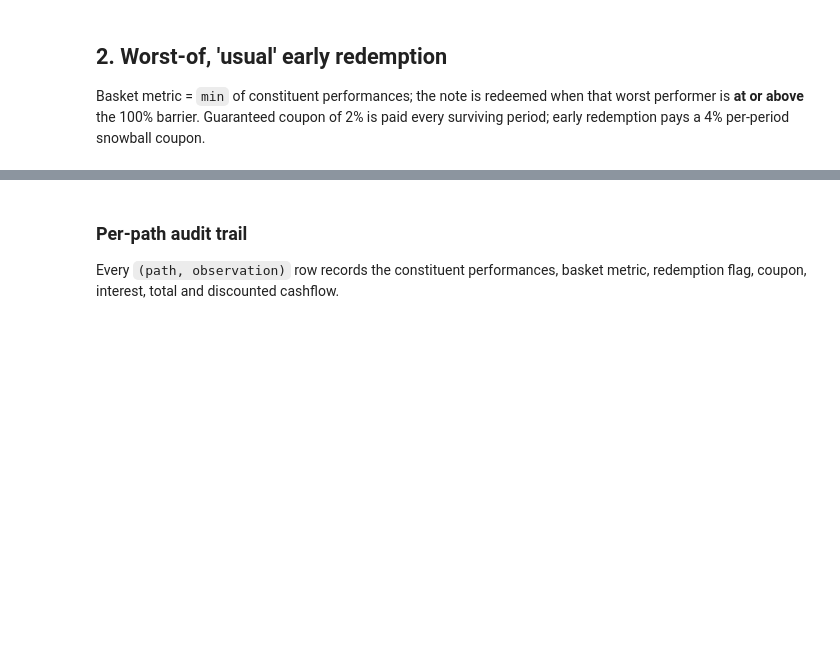
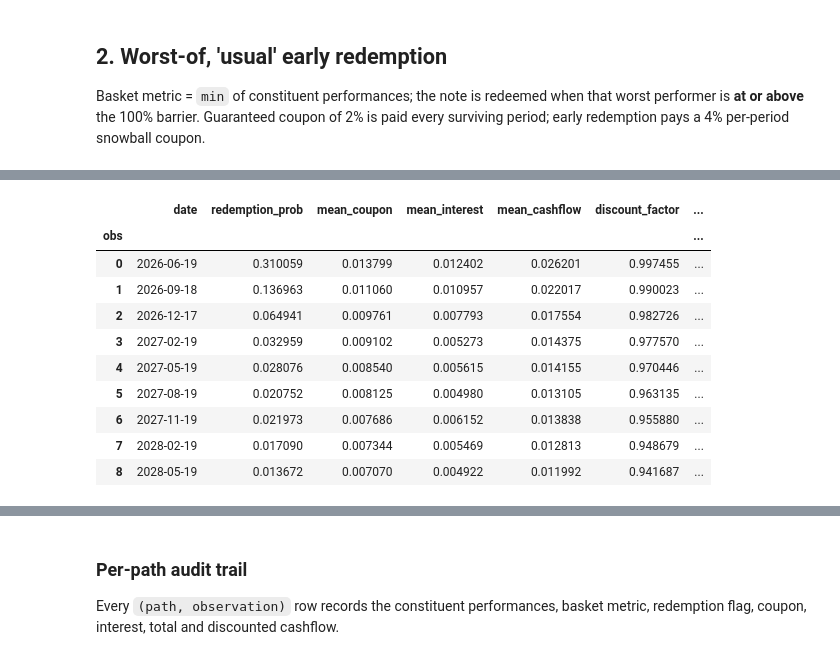
Before and after one commit to drafal2/autocall, a Jupyter notebook: notebooks/autocall_payoff_demo.ipynb, the cells around one changed output, grey strips where cells are left out. Saved outputs shown, nothing was run; the diff lists cells and outputs as text; code cells hidden in the pictures; blank space fills up the shorter version.

```diff
--- a/notebooks/autocall_payoff_demo.ipynb
+++ b/notebooks/autocall_payoff_demo.ipynb
@@ -124,0 +160,14 @@ note.summary()
+# %%
+note.expected_cashflows()
+# %% [output]
+|  | date | redemption_prob | mean_coupon | mean_interest | mean_cashflow | discount_factor | ... |
+| obs |  |  |  |  |  |  | ... |
+| 0 | 2026-06-19 | 0.310059 | 0.013799 | 0.012402 | 0.026201 | 0.997455 | ... |
+| 1 | 2026-09-18 | 0.136963 | 0.011060 | 0.010957 | 0.022017 | 0.990023 | ... |
+| 2 | 2026-12-17 | 0.064941 | 0.009761 | 0.007793 | 0.017554 | 0.982726 | ... |
+| 3 | 2027-02-19 | 0.032959 | 0.009102 | 0.005273 | 0.014375 | 0.977570 | ... |
+| 4 | 2027-05-19 | 0.028076 | 0.008540 | 0.005615 | 0.014155 | 0.970446 | ... |
+| 5 | 2027-08-19 | 0.020752 | 0.008125 | 0.004980 | 0.013105 | 0.963135 | ... |
+| 6 | 2027-11-19 | 0.021973 | 0.007686 | 0.006152 | 0.013838 | 0.955880 | ... |
+| 7 | 2028-02-19 | 0.017090 | 0.007344 | 0.005469 | 0.012813 | 0.948679 | ... |
+| 8 | 2028-05-19 | 0.013672 | 0.007070 | 0.004922 | 0.011992 | 0.941687 | ... |
```
Also changed, not shown: parts of 7 cells of this notebook, 1 other file.
